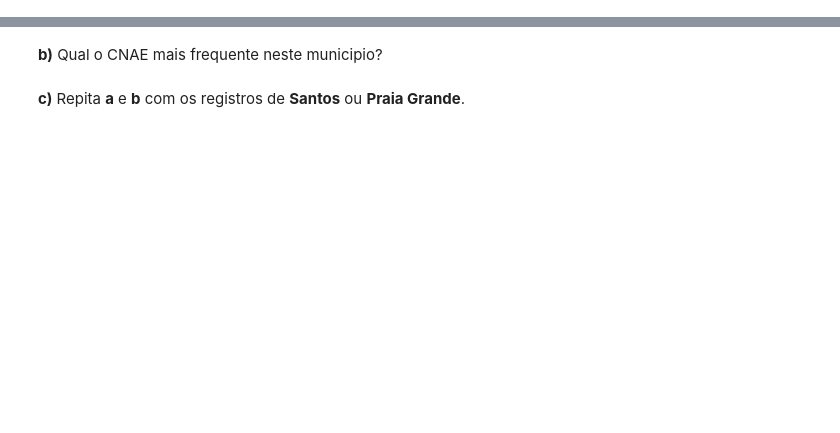
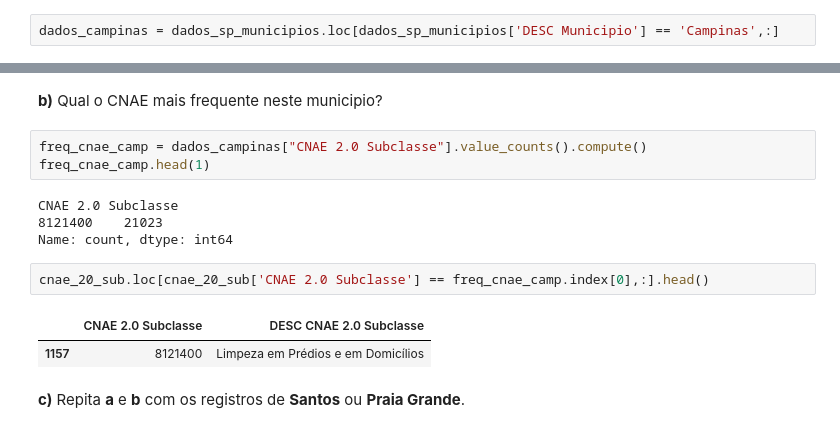
Before and after one commit to fran-janela/big-data-for-public-datasets-class, a Jupyter notebook: a02-dask/notebooks/aula02.ipynb, the cells around one changed output, grey strips where cells are left out. Drawn from its saved outputs; the diff is of its cells as text; blank space fills up the shorter version.

```diff
--- a/a02-dask/notebooks/aula02.ipynb
+++ b/a02-dask/notebooks/aula02.ipynb
@@ -686,0 +707,2 @@ dados_sp_municipios.loc[dados_sp_municipios['DESC Municipio'] == 'Campinas',:].h
+# %%
+dados_campinas = dados_sp_municipios.loc[dados_sp_municipios['DESC Municipio'] == 'Campinas',:]
@@ -687,4 +717,16 @@ dados_sp_municipios.loc[dados_sp_municipios['DESC Municipio'] == 'Campinas',:].h
 # %% [markdown]
 **b)** Qual o CNAE mais frequente neste municipio?
+# %%
+freq_cnae_camp = dados_campinas["CNAE 2.0 Subclasse"].value_counts().compute()
+freq_cnae_camp.head(1)
+# %% [output]
+CNAE 2.0 Subclasse
+8121400    21023
+Name: count, dtype: int64
+# %%
+cnae_20_sub.loc[cnae_20_sub['CNAE 2.0 Subclasse'] == freq_cnae_camp.index[0],:].head()
+# %% [output]
+|  | CNAE 2.0 Subclasse | DESC CNAE 2.0 Subclasse |
+| 1157 | 8121400 | Limpeza em Prédios e em Domicílios |
 # %% [markdown]
 **c)** Repita **a** e **b** com os registros de **Santos** ou **Praia Grande**.
```
Also changed, not shown: parts of 11 cells of this notebook, 3 other files.
